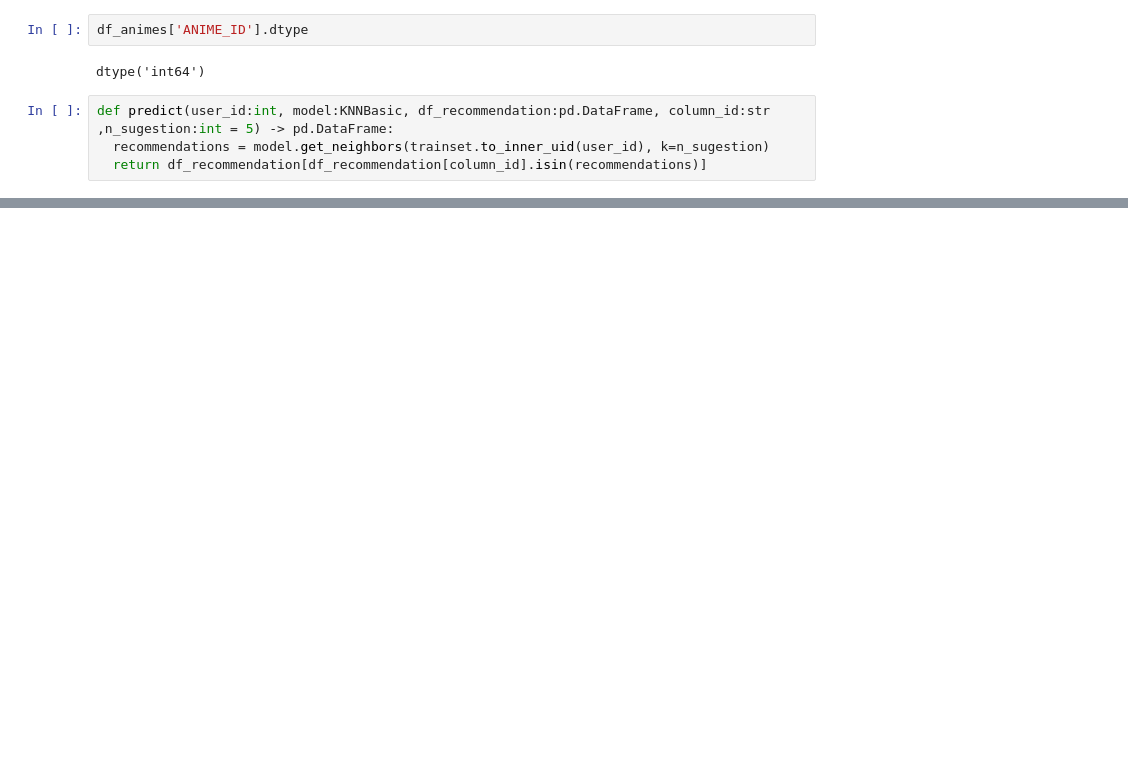
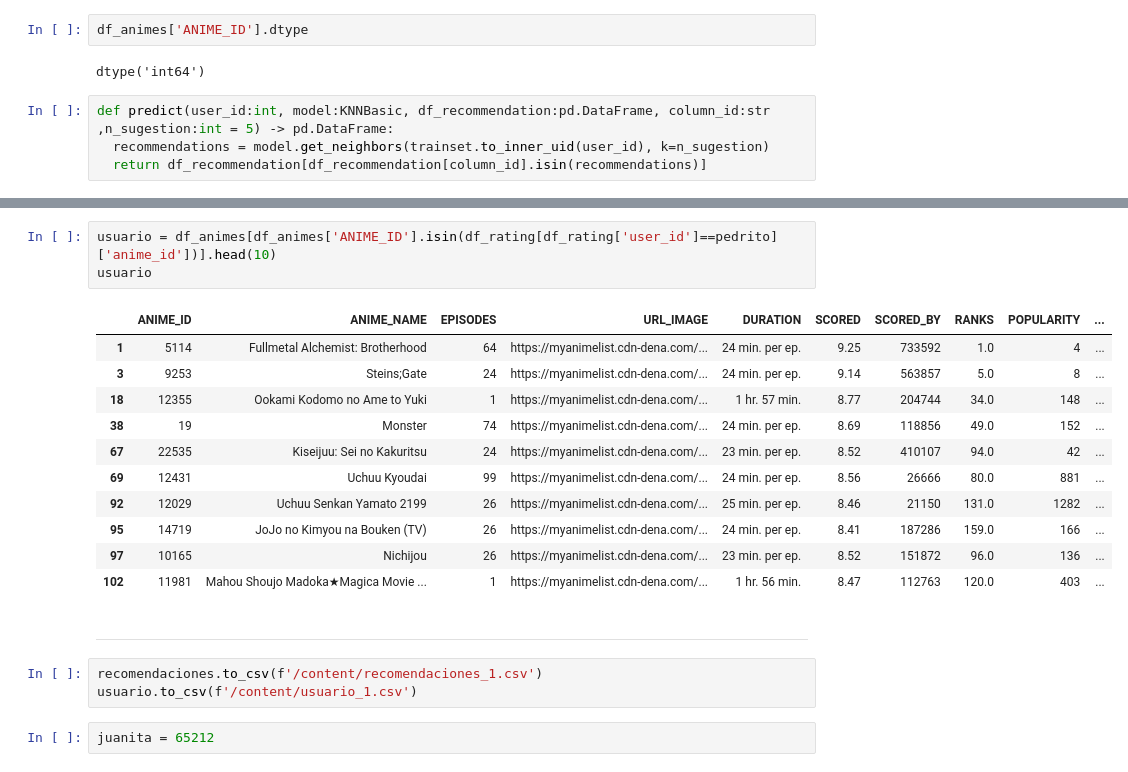
Before and after one commit to Lolineko30000/Minitas_chinas, a Jupyter notebook: MODELADO/RECOMENDACION.ipynb, the cells around one changed output, grey strips where cells are left out. Drawn from its saved outputs; the diff is of its cells as text; blank space fills up the shorter version.

```diff
--- a/MODELADO/RECOMENDACION.ipynb
+++ b/MODELADO/RECOMENDACION.ipynb
@@ -88,0 +118,22 @@ predict(3, model, df_animes,'ANIME_ID')
+# %%
+usuario = df_animes[df_animes['ANIME_ID'].isin(df_rating[df_rating['user_id']==pedrito]['anime_id'])].head(10)
+usuario
+# %% [output]
+|  | ANIME_ID | ANIME_NAME | EPISODES | URL_IMAGE | DURATION | SCORED | SCORED_BY | RANKS | POPULARITY | ... |
+| 1 | 5114 | Fullmetal Alchemist: Brotherhood | 64 | https://myanimelist.cdn-dena.com/... | 24 min. per ep. | 9.25 | 733592 | 1.0 | 4 | ... |
+| 3 | 9253 | Steins;Gate | 24 | https://myanimelist.cdn-dena.com/... | 24 min. per ep. | 9.14 | 563857 | 5.0 | 8 | ... |
+| 18 | 12355 | Ookami Kodomo no Ame to Yuki | 1 | https://myanimelist.cdn-dena.com/... | 1 hr. 57 min. | 8.77 | 204744 | 34.0 | 148 | ... |
+| 38 | 19 | Monster | 74 | https://myanimelist.cdn-dena.com/... | 24 min. per ep. | 8.69 | 118856 | 49.0 | 152 | ... |
+| 67 | 22535 | Kiseijuu: Sei no Kakuritsu | 24 | https://myanimelist.cdn-dena.com/... | 23 min. per ep. | 8.52 | 410107 | 94.0 | 42 | ... |
+| 69 | 12431 | Uchuu Kyoudai | 99 | https://myanimelist.cdn-dena.com/... | 24 min. per ep. | 8.56 | 26666 | 80.0 | 881 | ... |
+| 92 | 12029 | Uchuu Senkan Yamato 2199 | 26 | https://myanimelist.cdn-dena.com/... | 25 min. per ep. | 8.46 | 21150 | 131.0 | 1282 | ... |
+| 95 | 14719 | JoJo no Kimyou na Bouken (TV) | 26 | https://myanimelist.cdn-dena.com/... | 24 min. per ep. | 8.41 | 187286 | 159.0 | 166 | ... |
+| 97 | 10165 | Nichijou | 26 | https://myanimelist.cdn-dena.com/... | 23 min. per ep. | 8.52 | 151872 | 96.0 | 136 | ... |
+| 102 | 11981 | Mahou Shoujo Madoka★Magica Movie ... | 1 | https://myanimelist.cdn-dena.com/... | 1 hr. 56 min. | 8.47 | 112763 | 120.0 | 403 | ... |
+# %% [markdown]
+-----------------
+# %%
+recomendaciones.to_csv(f'/content/recomendaciones_1.csv')
+usuario.to_csv(f'/content/usuario_1.csv')
+# %%
+juanita = 65212
```
Also changed, not shown: parts of 26 cells of this notebook, 1 other file.
